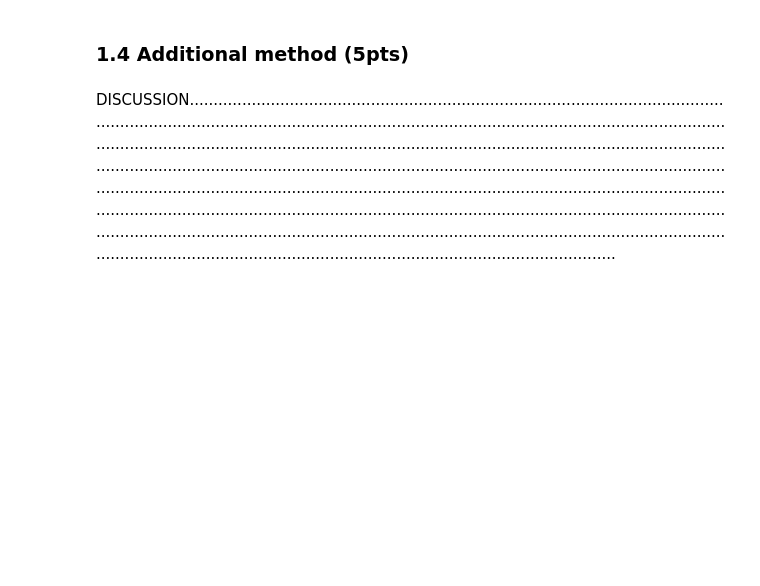
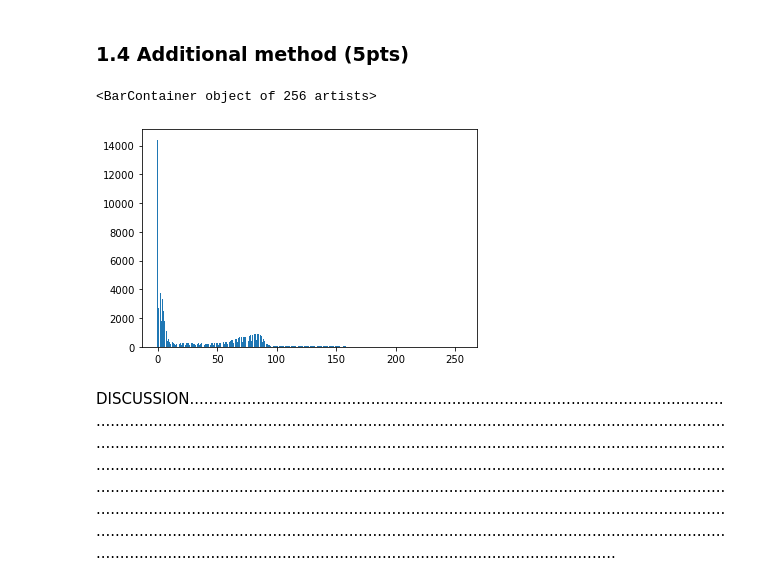
Before and after one commit to Andrea-Oliveri/Image-Processing-Assignements, a Jupyter notebook: Lab 1/lab_01_segmentation.ipynb, the cells around one changed output. Saved outputs shown, nothing was run; the diff lists cells and outputs as text; code cells hidden in the pictures; blank space fills up the shorter version.

```diff
--- a/Lab 1/lab_01_segmentation.ipynb
+++ b/Lab 1/lab_01_segmentation.ipynb
@@ -113,3 +126,9 @@ DISCUSSION......................................................................
+# %%
+histogram, bin_edges = np.histogram(brain_im, bins=256, range=(0, 256))
+plt.bar(range(0,256), histogram)
+# %% [output]
+<BarContainer object of 256 artists>
+[figure, added]
 # %% [markdown]
 DISCUSSION.....................................................................................................................................................................................................................................................................................................................................................................................................................................................................................................................................................................................................................................................................................................................................................................................................................................................................................................................................................................................................................................................
 # %% [markdown]
```
Also changed, not shown: parts of 5 cells of this notebook.
